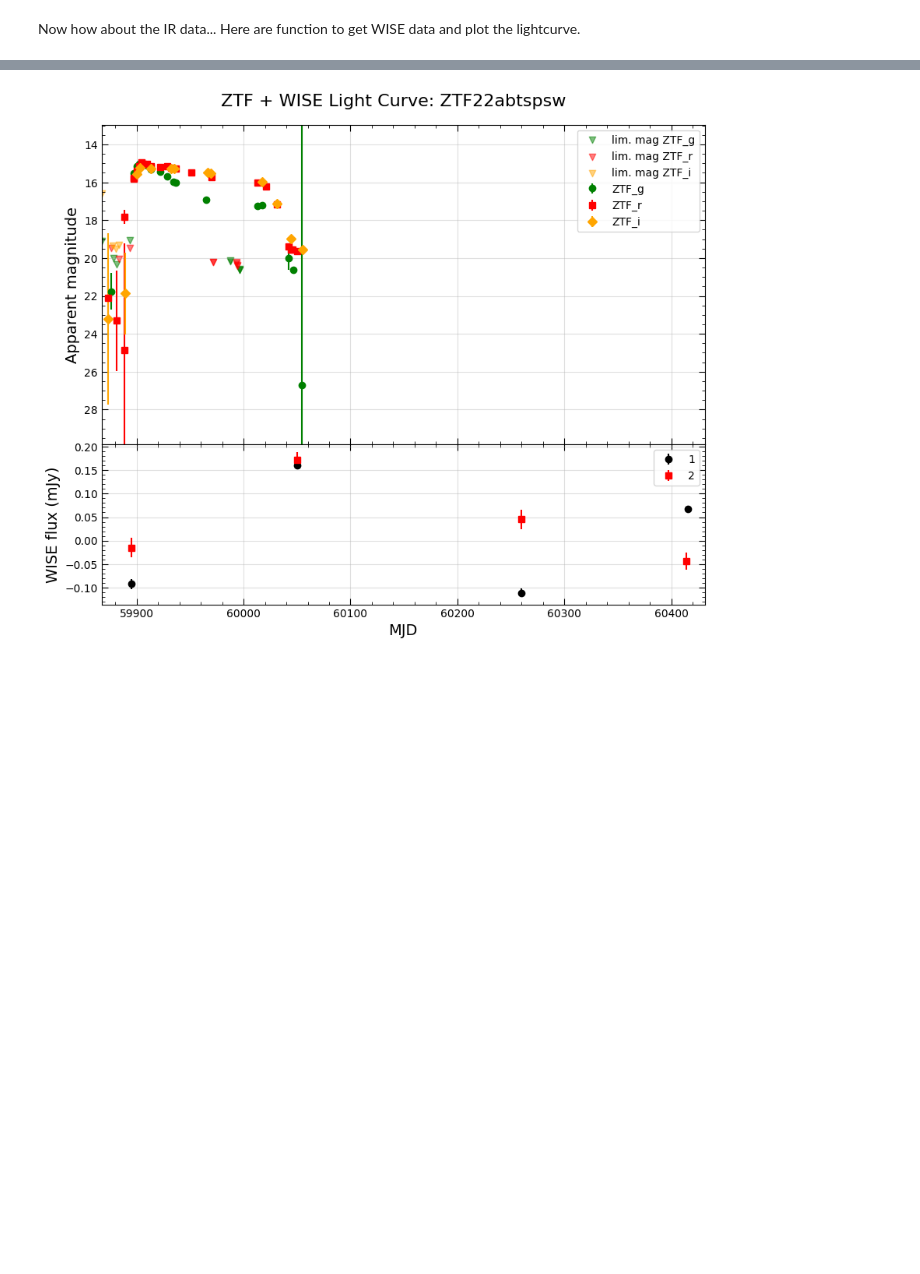
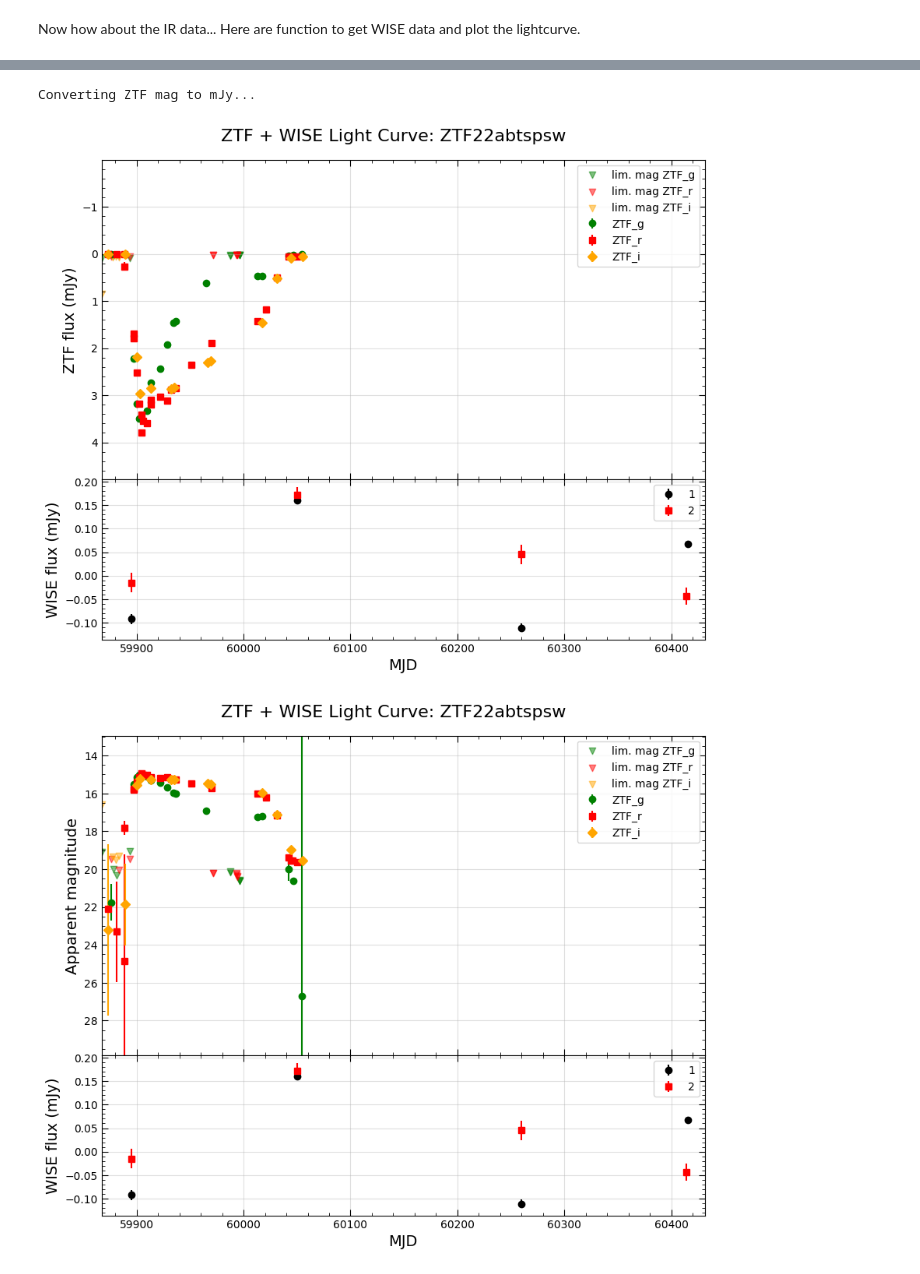
Before and after one commit to ana-lam/LL_typeIIP, a Jupyter notebook: lc_plotting.ipynb, the cells around one changed output, grey strips where cells are left out. Drawn from its saved outputs; the diff is of its cells as text; code cells hidden in the pictures; blank space fills up the shorter version.

Commit message:
save progress on flux conversion

```diff
--- a/lc_plotting.ipynb
+++ b/lc_plotting.ipynb
@@ -404,7 +470,7 @@ plot_wise_lc(res_dict, oid="ZTF22abtspsw")
 wise_res_dict = get_wise_lc_data('ZTF22abtspsw')
 ztf_res_dict = get_ztf_lc_data('ZTF22abtspsw', alerce, doLC=False, doStamps=False, add_forced=True)
 # %%
-def plot_combined_lc(ztf_resdict, wise_resdict, oid="ZTF+WISE source", xlim=(None, None)):
+def plot_combined_lc(ztf_resdict, wise_resdict, oid="ZTF+WISE source", xlim=(None, None), ztf_flux=False):
 
     fig, (ax1, ax2) = plt.subplots(
         2, 1, figsize=(10,8), sharex=True,
@@ -419,10 +485,18 @@ def plot_combined_lc(ztf_resdict, wise_resdict, oid="ZTF+WISE source", xlim=(Non
     # -----------------
     # Top panel: ZTF LC
     # -----------------
-    plot_forced_lc(ztf_resdict['forced'], oid=ztf_resdict['oid'], xlim=(min_mjd, max_mjd), ax=ax1, show=False)
-    ax1.set_ylabel("Apparent magnitude", fontsize=14)
-    ax1.legend()
-    ax1.grid(True, alpha=0.4)
+    if ztf_flux:
+        print("Converting ZTF mag to mJy...")
+        ztf_resdict = convert_ZTF_mag_mJy(ztf_resdict, forced=True)
+        plot_forced_lc(ztf_resdict['forced'], oid=ztf_resdict['oid'], xlim=(min_mjd, max_mjd), ax=ax1, show=False, flux=True)
+        ax1.set_ylabel("ZTF flux (mJy)", fontsize=14)
+        ax1.legend()
+        ax1.grid(True, alpha=0.4)
+    else:
+        plot_forced_lc(ztf_resdict['forced'], oid=ztf_resdict['oid'], xlim=(min_mjd, max_mjd), ax=ax1, show=False)
+        ax1.set_ylabel("Apparent magnitude", fontsize=14)
+        ax1.legend()
+        ax1.grid(True, alpha=0.4)
 
     # -----------------
     # Bottom panel: WISE LC
@@ -443,6 +517,11 @@ def plot_combined_lc(ztf_resdict, wise_resdict, oid="ZTF+WISE source", xlim=(Non
     fig.subplots_adjust(hspace=0.0)
     fig.suptitle(f"ZTF + WISE Light Curve: {oid}", fontsize=16, y=0.93)
     plt.show()
+# %%
+plot_combined_lc(ztf_res_dict, wise_res_dict, oid="ZTF22abtspsw", ztf_flux=True)
+# %% [output]
+Converting ZTF mag to mJy...
+[figure, added]
 # %%
 plot_combined_lc(ztf_res_dict, wise_res_dict, oid="ZTF22abtspsw")
 # %% [output]
```
Also changed, not shown: parts of 8 cells of this notebook.
